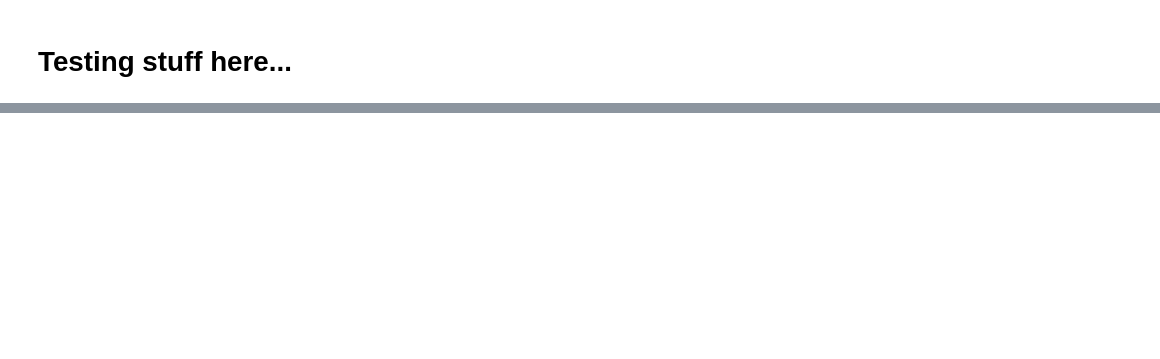
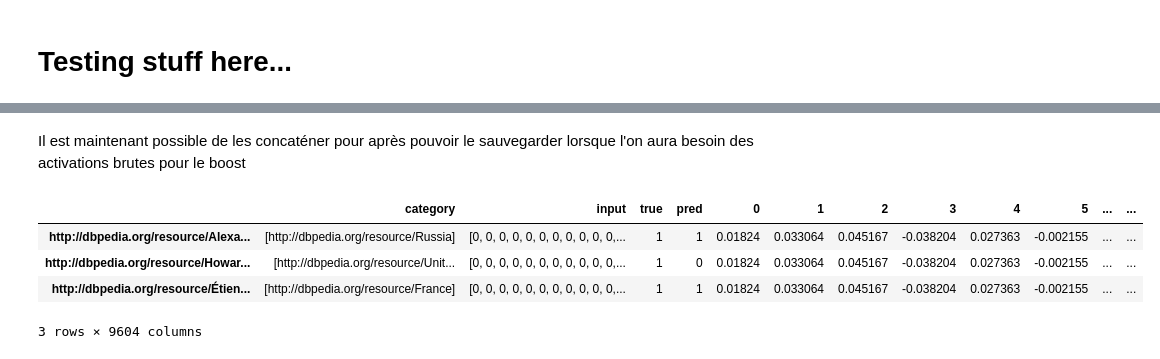
Before and after one commit to MHaurel/nn-concept-interpreter, a Jupyter notebook: visualizer/Test.ipynb, the cells around one changed output, grey strips where cells are left out. Drawn from its saved outputs; the diff is of its cells as text; code cells hidden in the pictures; blank space fills up the shorter version.

```diff
--- a/visualizer/Test.ipynb
+++ b/visualizer/Test.ipynb
@@ -30,0 +50,11 @@ array([[[ 0.01823979,  0.0330644 ,  0.04516707, ..., -0.03798009,
+# %% [markdown]
+Il est maintenant possible de les concaténer pour après pouvoir le sauvegarder lorsque l'on aura besoin des activations brutes pour le boost
+# %%
+r_emb = pd.concat([new_df, emb_act], axis=1)
+r_emb.head(3)
+# %% [output]
+|  | category | input | true | pred | 0 | 1 | 2 | 3 | 4 | 5 | ... | ... |
+| http://dbpedia.org/resource/Alexa... | [http://dbpedia.org/resource/Russia] | [0, 0, 0, 0, 0, 0, 0, 0, 0, 0, 0,... | 1 | 1 | 0.01824 | 0.033064 | 0.045167 | -0.038204 | 0.027363 | -0.002155 | ... | ... |
+| http://dbpedia.org/resource/Howar... | [http://dbpedia.org/resource/Unit... | [0, 0, 0, 0, 0, 0, 0, 0, 0, 0, 0,... | 1 | 0 | 0.01824 | 0.033064 | 0.045167 | -0.038204 | 0.027363 | -0.002155 | ... | ... |
+| http://dbpedia.org/resource/Étien... | [http://dbpedia.org/resource/France] | [0, 0, 0, 0, 0, 0, 0, 0, 0, 0, 0,... | 1 | 1 | 0.01824 | 0.033064 | 0.045167 | -0.038204 | 0.027363 | -0.002155 | ... | ... |
+3 rows × 9604 columns
```
Also changed, not shown: parts of 15 cells of this notebook, 2 other files.
